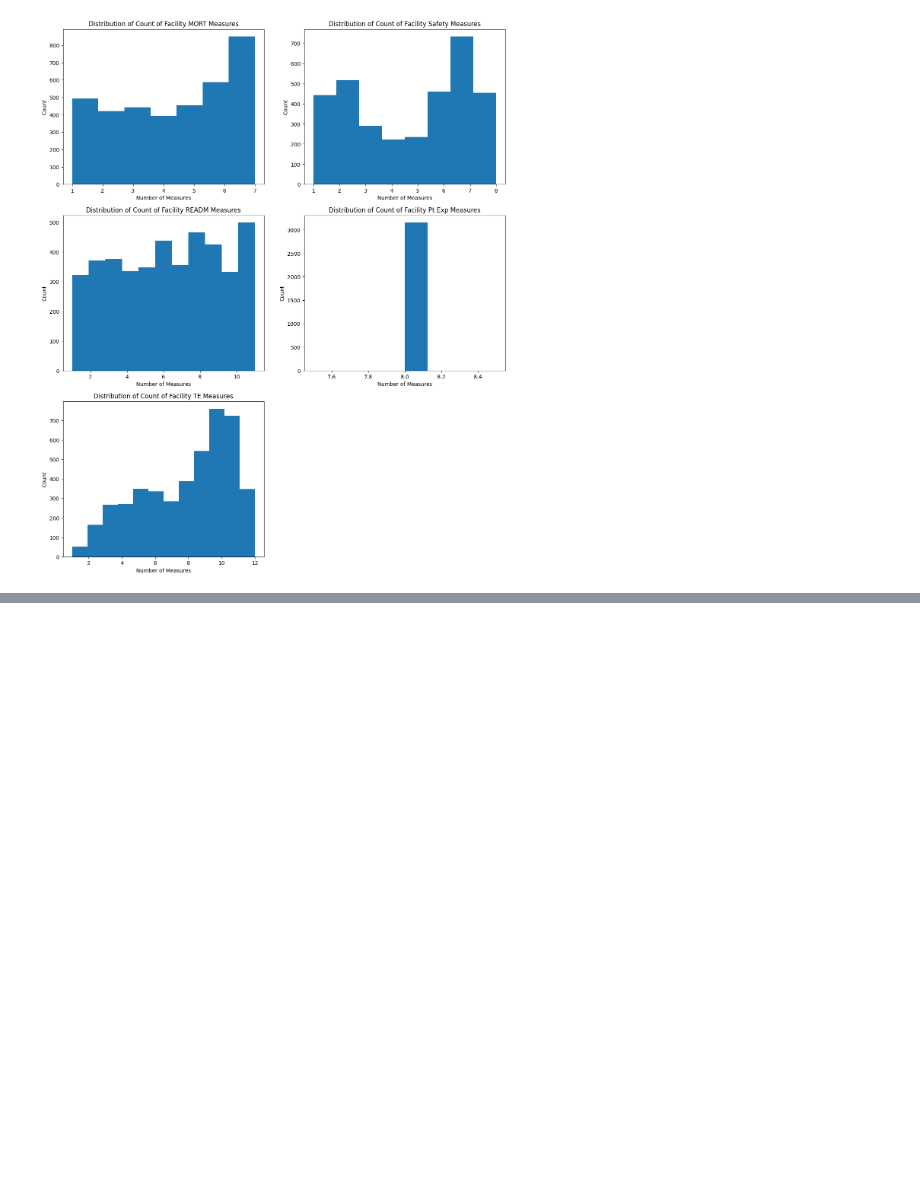
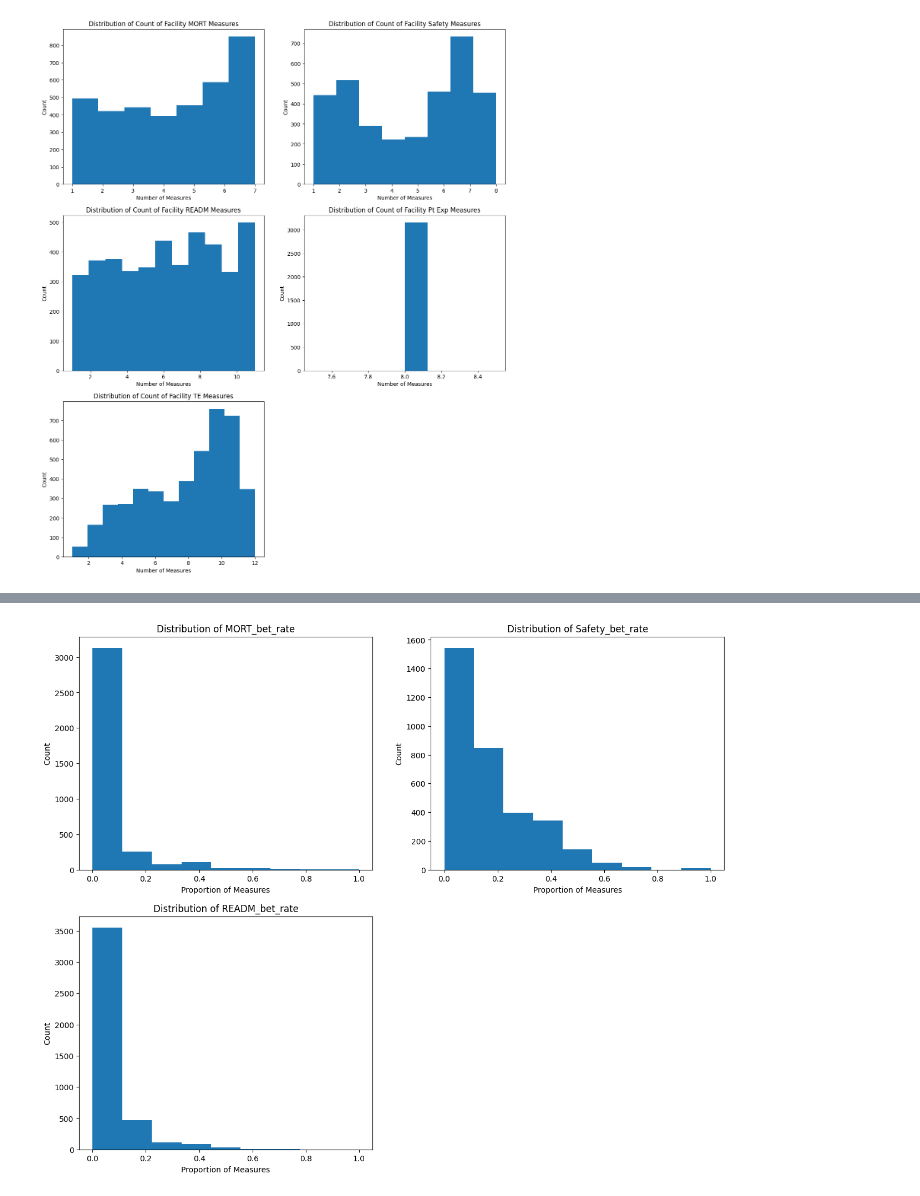
Before and after one commit to wlgagli26/gen_hosp_exploration, a Jupyter notebook: notebooks/eda_notebook.ipynb, the cells around one changed output, grey strips where cells are left out. Cells and saved outputs as stored; diff of their text form; code cells hidden in the pictures; blank space fills up the shorter version.

```diff
--- a/notebooks/eda_notebook.ipynb
+++ b/notebooks/eda_notebook.ipynb
@@ -188,0 +253,15 @@ fig.delaxes(axes[5])
+# %%
+#Plot Facility measure count 'better' rates for each category
+
+fig, axes = plt.subplots(2, 2, figsize=(15,12))
+axes = axes.ravel()
+
+for i,bet in enumerate(bet_rates):
+    axes[i].hist(df[bet].dropna(), bins=int(df[bet].dropna().max()*10-1))
+    axes[i].set_title(f'Distribution of {bet}')
+    axes[i].set_xlabel('Proportion of Measures')
+    axes[i].set_ylabel('Count')
+
+fig.delaxes(axes[3])
+# %% [output]
+[figure, added]
```
Also changed, not shown: parts of 24 cells of this notebook, 10 other files.
